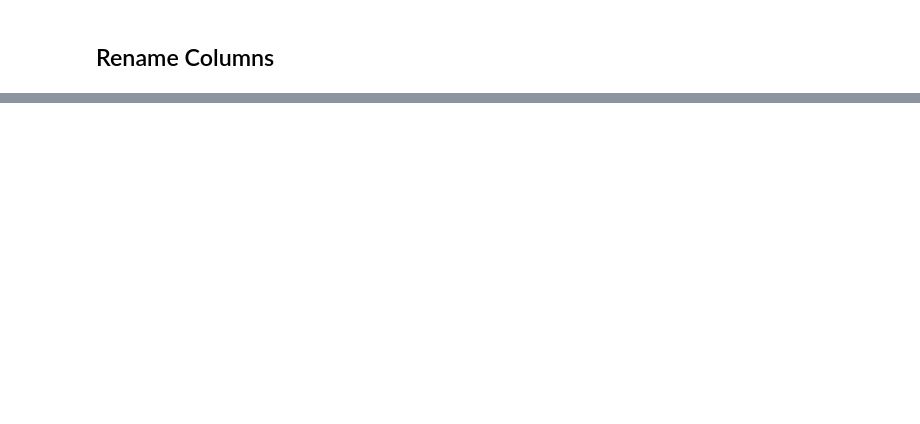
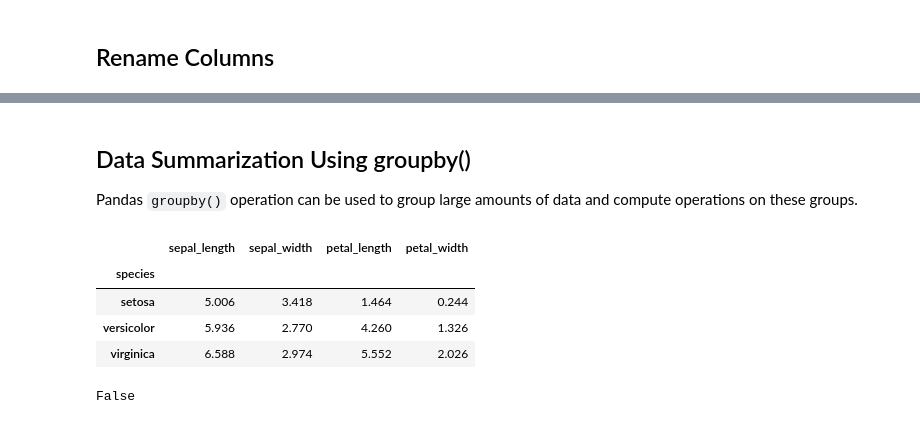
Before and after one commit to NabuRika/pandas_course, a Jupyter notebook: Crash Course to Python Pandas.ipynb, the cells around one changed output, grey strips where cells are left out. Saved outputs shown, nothing was run; the diff lists cells and outputs as text; code cells hidden in the pictures; blank space fills up the shorter version.

```diff
--- a/Crash Course to Python Pandas.ipynb
+++ b/Crash Course to Python Pandas.ipynb
@@ -675,0 +701,4 @@ countries
+# %%
+# Read data from a csv file
+iris_data = pd.read_csv('https://gist.githubusercontent.com/curran/a08a1080b88344b0c8a7/raw/0e7a9b0a5d22642a06d3d5b9bcbad9890c8ee534/iris.csv', )
+iris_data.head()
@@ -675,0 +712,18 @@ countries
+# %% [markdown]
+## Data Summarization Using groupby()
+
+Pandas `groupby()` operation can be used to group large amounts of data and compute operations on these groups.
+# %%
+# For each species group in Iris dataset, calculate the average numerical values for
+# sepal length, sepal width, petal length, and petal_width
+iris_data.groupby(['species']).mean()
+# %% [output]
+|  | sepal_length | sepal_width | petal_length | petal_width |
+| species |  |  |  |  |
+| setosa | 5.006 | 3.418 | 1.464 | 0.244 |
+| versicolor | 5.936 | 2.770 | 4.260 | 1.326 |
+| virginica | 6.588 | 2.974 | 5.552 | 2.026 |
+# %%
+0 < -3
+# %% [output]
+False
```
Also changed, not shown: parts of 30 cells of this notebook.
